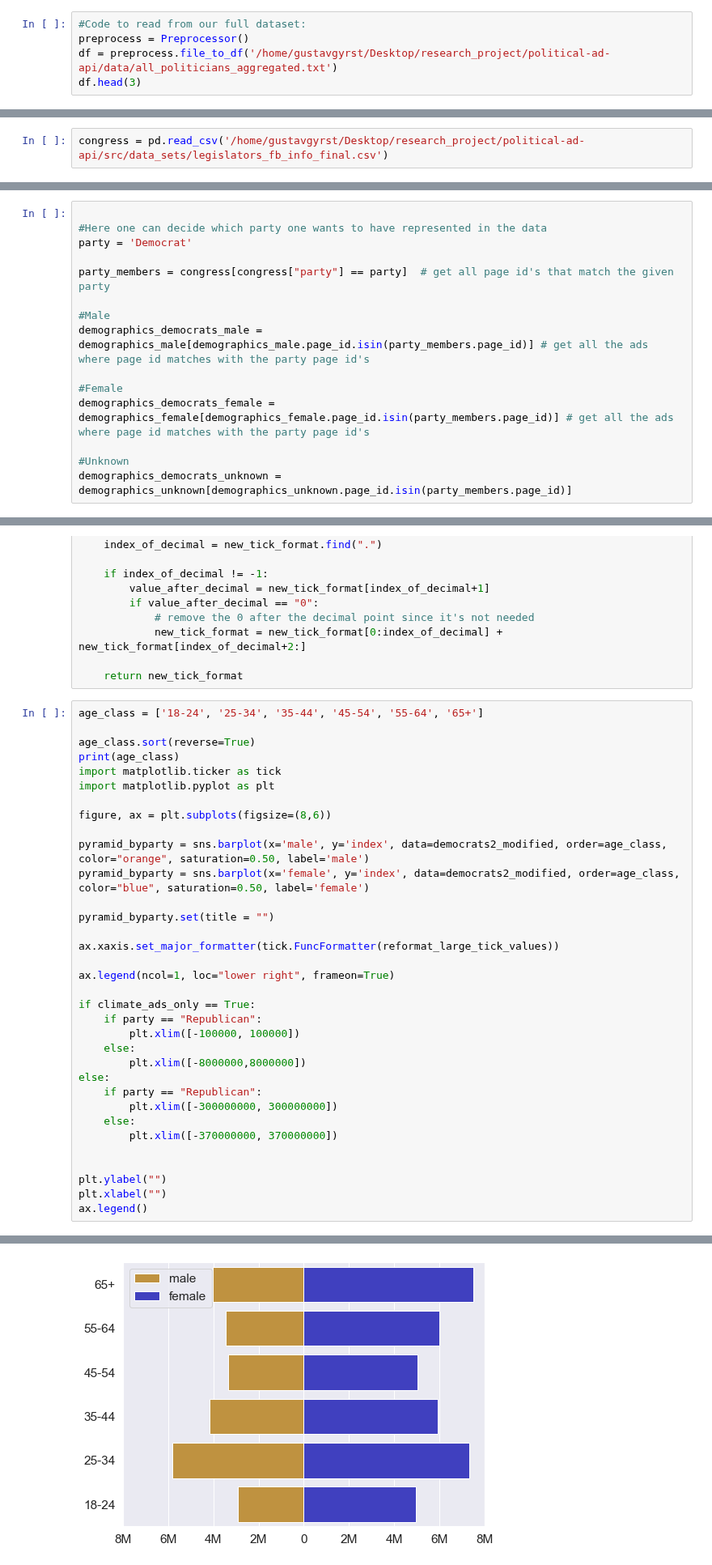
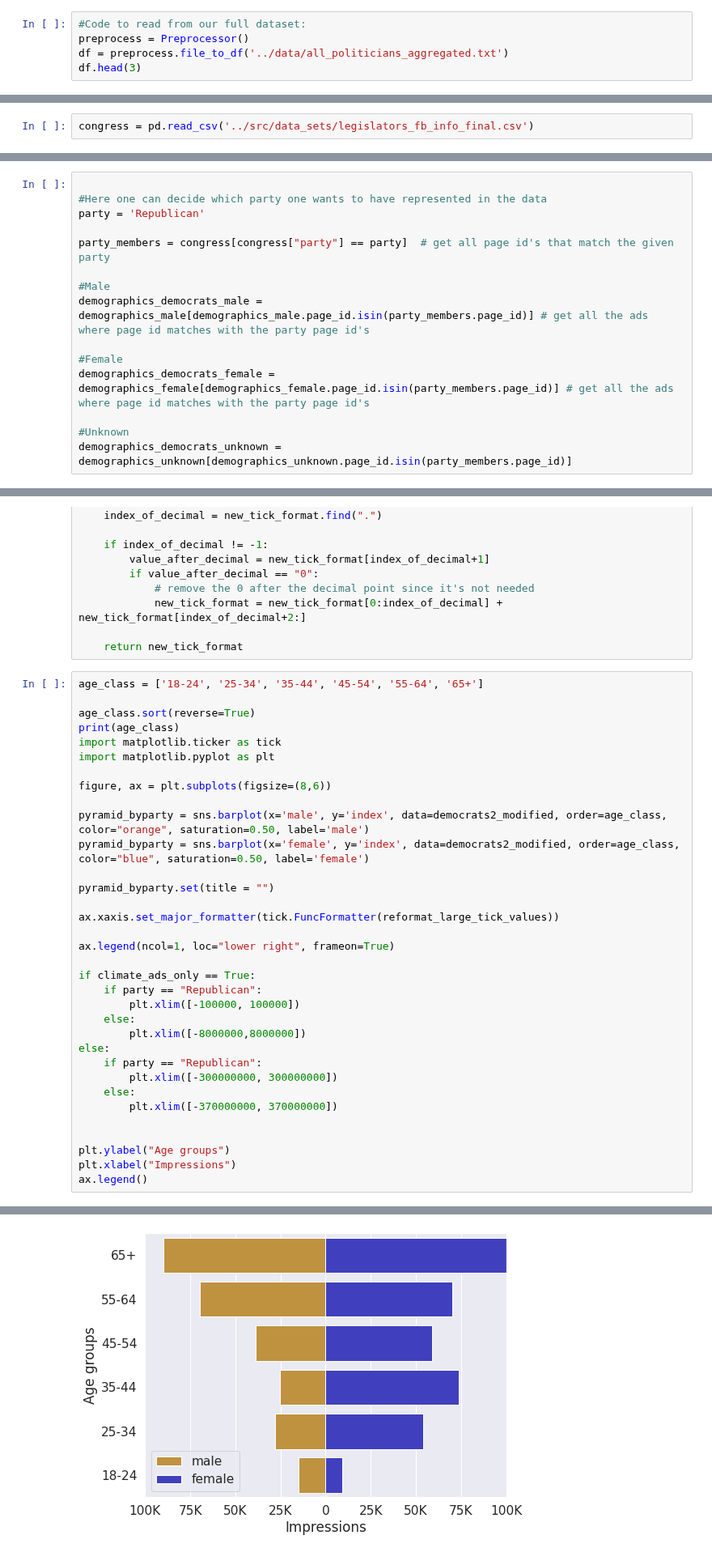
Before and after one commit to lrnz-asnprs/political-ad-api, a Jupyter notebook: notebooks/gustav_demographic_data.ipynb, the cells around one changed output, grey strips where cells are left out. Shown at 81% size. Cells and saved outputs as stored; diff of their text form.

```diff
--- a/notebooks/gustav_demographic_data.ipynb
+++ b/notebooks/gustav_demographic_data.ipynb
@@ -11,7 +11,7 @@ import matplotlib.pyplot as plt
 # %%
 #Code to read from our full dataset:
 preprocess = Preprocessor()
-df = preprocess.file_to_df('/home/gustavgyrst/Desktop/research_project/political-ad-api/data/all_politicians_aggregated.txt')
+df = preprocess.file_to_df('../data/all_politicians_aggregated.txt')
 df.head(3)
 # %% [output]
 |  | ad_creation_time | ad_creative_body | spend | impressions | delivery_by_region | demographic_distribution | ... |
@@ -236,7 +236,7 @@ test
 # %% [markdown]
 # Democrats vs. Republicans
 # %%
-congress = pd.read_csv('/home/gustavgyrst/Desktop/research_project/political-ad-api/src/data_sets/legislators_fb_info_final.csv')
+congress = pd.read_csv('../src/data_sets/legislators_fb_info_final.csv')
 # %%
 congress
 # %% [output]
@@ -265,7 +265,7 @@ congress[congress.last_name == 'Sanders']
 # %%
 
 #Here one can decide which party one wants to have represented in the data
-party = 'Democrat'
+party = 'Republican'
 
 party_members = congress[congress["party"] == party]  # get all page id's that match the given party
 
@@ -408,36 +408,36 @@ print(age_class)
 import matplotlib.ticker as tick
 import matplotlib.pyplot as plt
 
 figure, ax = plt.subplots(figsize=(8,6))
 
 pyramid_byparty = sns.barplot(x='male', y='index', data=democrats2_modified, order=age_class, color="orange", saturation=0.50, label='male')
 pyramid_byparty = sns.barplot(x='female', y='index', data=democrats2_modified, order=age_class, color="blue", saturation=0.50, label='female')
 
 pyramid_byparty.set(title = "")
 
 ax.xaxis.set_major_formatter(tick.FuncFormatter(reformat_large_tick_values))
 
 ax.legend(ncol=1, loc="lower right", frameon=True)
 
 if climate_ads_only == True:
     if party == "Republican":
         plt.xlim([-100000, 100000])
     else:
         plt.xlim([-8000000,8000000])
 else:
     if party == "Republican":
         plt.xlim([-300000000, 300000000])
     else:
         plt.xlim([-370000000, 370000000])
 
 
-plt.ylabel("")
-plt.xlabel("")
+plt.ylabel("Age groups")
+plt.xlabel("Impressions")
 ax.legend()
 # %% [output]
 ['65+', '55-64', '45-54', '35-44', '25-34', '18-24']
 <matplotlib.legend.Legend at 0x...>
-[figure, old version]
+[figure, new version]
 # %%
 fig_pop = pyramid_byparty.get_figure()
 if climate_ads_only == True:
```
Also changed, not shown: parts of 15 cells of this notebook, 12 other files.
